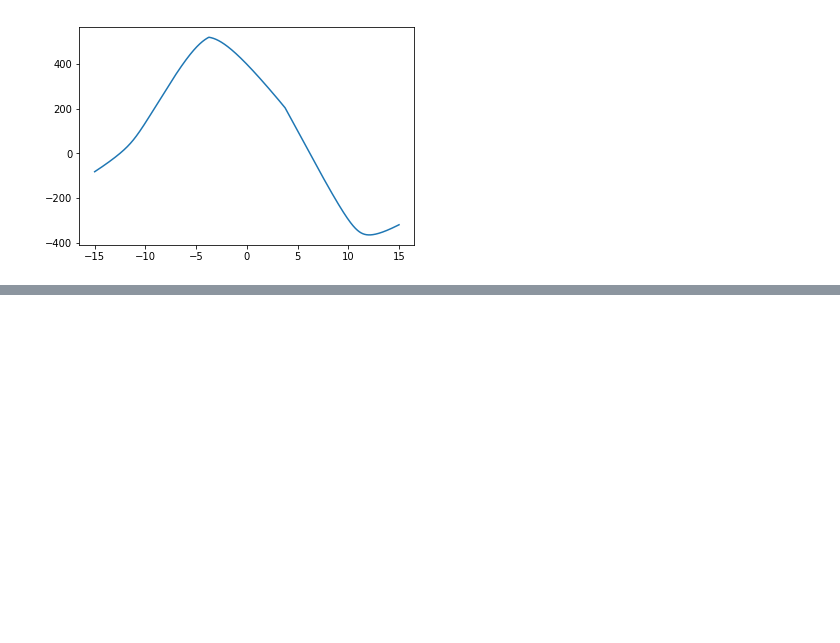
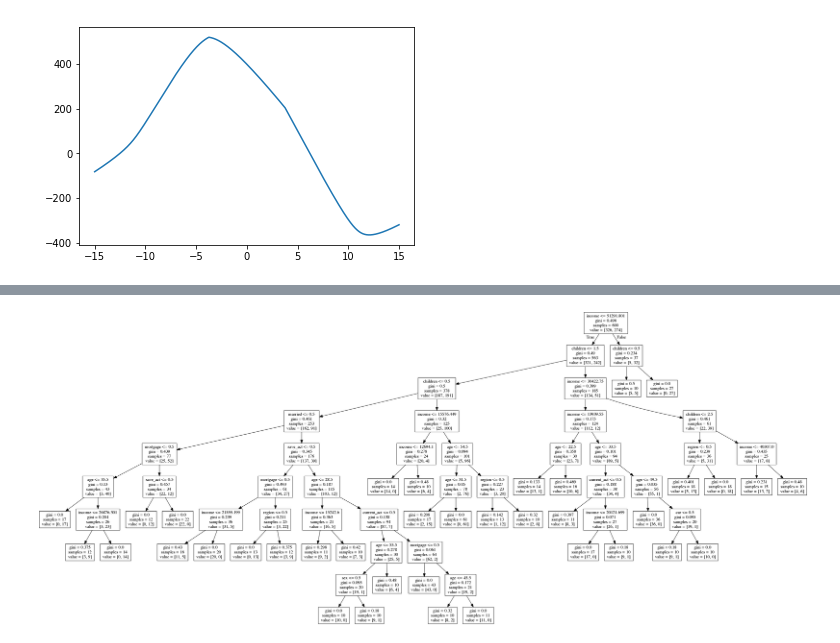
Before and after one commit to rsouza/FGV_Intro_DS, a Jupyter notebook: notebooks/6-Exploring_Data_Statistic_Analysis.ipynb, the cells around one changed output, grey strips where cells are left out. Saved outputs shown, nothing was run; the diff lists cells and outputs as text; code cells hidden in the pictures; blank space fills up the shorter version.

```diff
--- a/notebooks/6-Exploring_Data_Statistic_Analysis.ipynb
+++ b/notebooks/6-Exploring_Data_Statistic_Analysis.ipynb
@@ -89,6 +36,7 @@ Univariate Graphs
 Specifying the path to the files:
 # %%
 datapath = pathlib.Path("../datasets/CSVs/")
+outputs = pathlib.Path("../outputs/")
 # %% [markdown]
 #### Loading the datasets
 # %%
@@ -1133,0 +1105,10 @@ TypeError: Object of type 'ndarray' is not JSON serializable
+# %%
+#Saving the generated tree to a figure
+with open(os.path.join(outputs, "bank_pep.dot"), 'w') as f:
+    f = tree.export_graphviz(clf, out_file=f, feature_names=features_list)
+
+#Calling an external program with the operator "!"
+!dot -Tpng ../outputs/bank_pep.dot -o ../outputs/bank_pep.png
+Image("../outputs/bank_pep.png")
+# %% [output]
+[figure, added]
```
Also changed, not shown: parts of 67 cells of this notebook.
